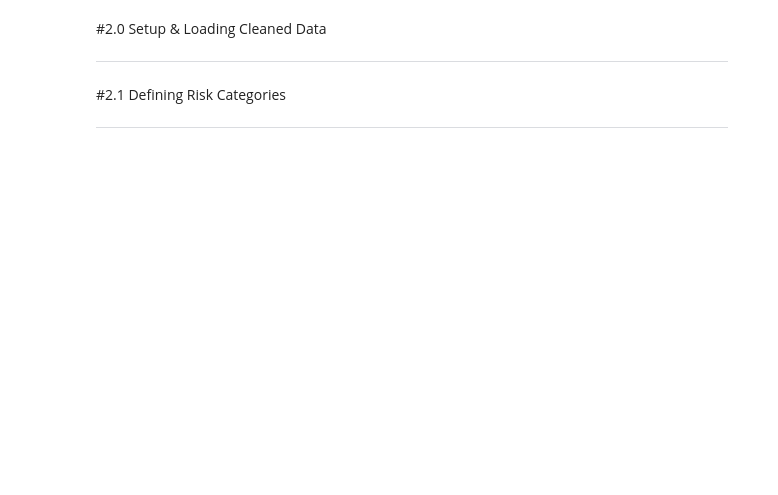
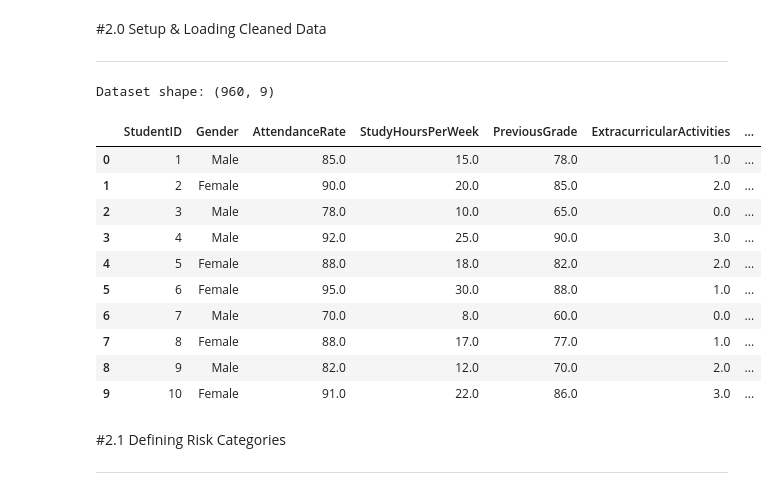
Before and after one commit to fredd-a/Intro-to-AI-Project, a Jupyter notebook: notebooks/02_baseline_model.ipynb, the cells around one changed output. Cells and saved outputs as stored; diff of their text form; code cells hidden in the pictures; blank space fills up the shorter version.

```diff
--- a/notebooks/02_baseline_model.ipynb
+++ b/notebooks/02_baseline_model.ipynb
@@ -9,3 +7,33 @@
+# %%
+# Import neccesary libraries
+import pandas as pd
+import numpy as np
+import matplotlib.pyplot as plt
+
+# Load cleaned data from github, "Intro-to-AI-Project/data/processed"
+github_url = "https://raw.githubusercontent.com/fredd-a/Intro-to-AI-Project/main/data/processed/student_performance_cleaned.csv"
+
+df = pd.read_csv(github_url)
+
+# Confirm the shape
+# Check shape
+print("Dataset shape:", df.shape)
+
+# View first rows
+df.head(10)
+# %% [output]
+Dataset shape: (960, 9)
+|  | StudentID | Gender | AttendanceRate | StudyHoursPerWeek | PreviousGrade | ExtracurricularActivities | ... |
+| 0 | 1 | Male | 85.0 | 15.0 | 78.0 | 1.0 | ... |
+| 1 | 2 | Female | 90.0 | 20.0 | 85.0 | 2.0 | ... |
+| 2 | 3 | Male | 78.0 | 10.0 | 65.0 | 0.0 | ... |
+| 3 | 4 | Male | 92.0 | 25.0 | 90.0 | 3.0 | ... |
+| 4 | 5 | Female | 88.0 | 18.0 | 82.0 | 2.0 | ... |
+| 5 | 6 | Female | 95.0 | 30.0 | 88.0 | 1.0 | ... |
+| 6 | 7 | Male | 70.0 | 8.0 | 60.0 | 0.0 | ... |
+| 7 | 8 | Female | 88.0 | 17.0 | 77.0 | 1.0 | ... |
+| 8 | 9 | Male | 82.0 | 12.0 | 70.0 | 2.0 | ... |
+| 9 | 10 | Female | 91.0 | 22.0 | 86.0 | 3.0 | ... |
 # %% [markdown]
 #2.1 Defining Risk Categories
 
```
Also changed, not shown: parts of 23 cells of this notebook.
